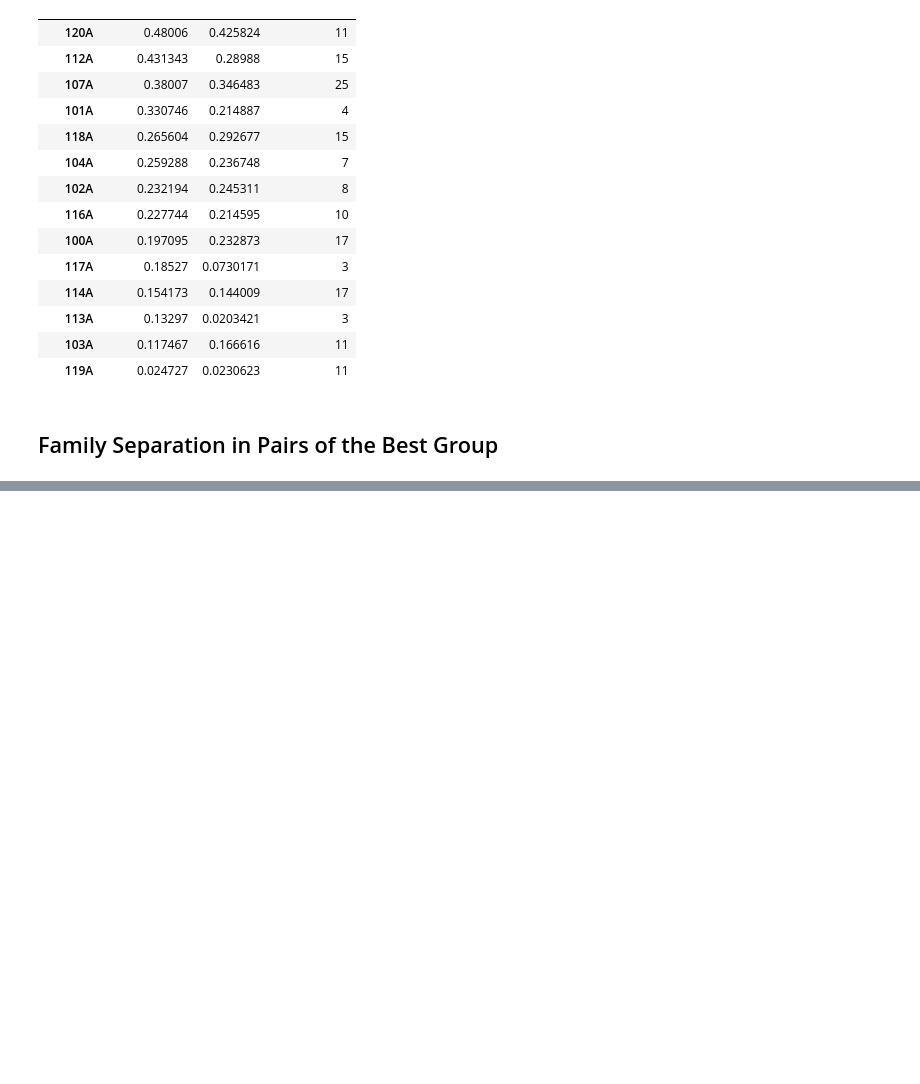
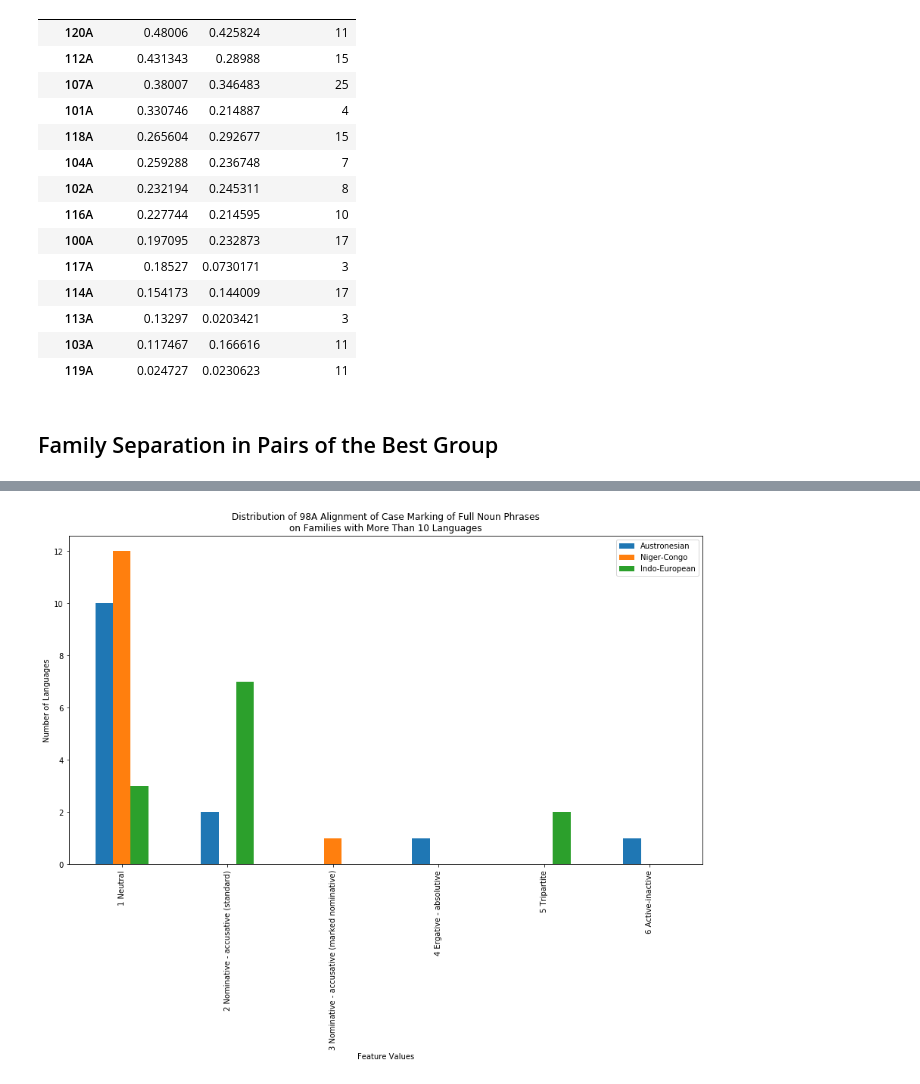
Before and after one commit to ilay32/wals-project, a Jupyter notebook: simple-clauses.ipynb, the cells around one changed output, grey strips where cells are left out. Saved outputs shown, nothing was run; the diff lists cells and outputs as text; code cells hidden in the pictures; blank space fills up the shorter version.

```diff
--- a/simple-clauses.ipynb
+++ b/simple-clauses.ipynb
@@ -94,0 +108,4 @@ good[0].plot_multifam()
+# %%
+g98.plot_multifam_bars()
+# %% [output]
+[figure, added]
```
Also changed, not shown: parts of 8 cells of this notebook, 1 other file.
